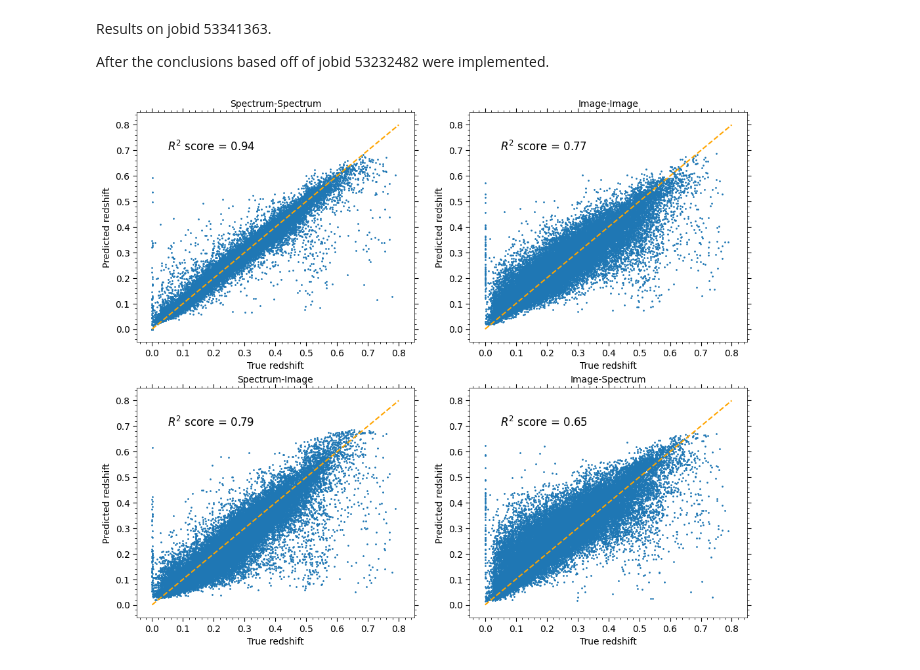
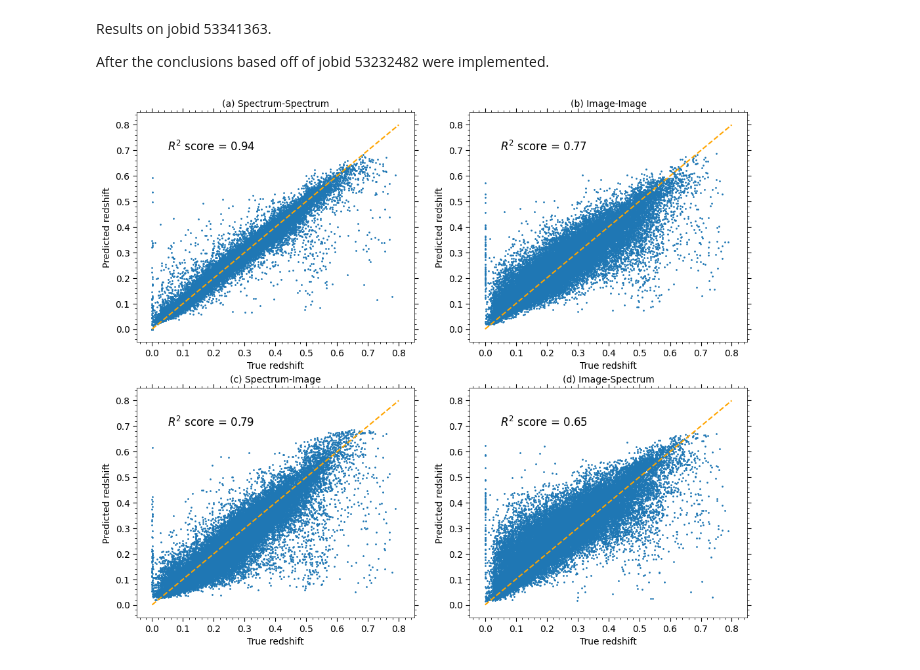
Before and after one commit to adnansiddiquei/AstroCLIP, a Jupyter notebook: notebooks/3. Analysis on 53341353.ipynb, the cells around one changed output. Cells and saved outputs as stored; diff of their text form; code cells hidden in the pictures.

```diff
--- a/notebooks/3. Analysis on 53341353.ipynb
+++ b/notebooks/3. Analysis on 53341353.ipynb
@@ -92,14 +92,17 @@ actual_redshifts, si_predicted_redshifts = predict_redshifts(spectrum_embeddings
 actual_redshifts, is_predicted_redshifts = predict_redshifts(image_embeddings, spectrum_embeddings)
 # %%
 fig, ax = plt.subplots(figsize=(12, 10), nrows=2, ncols=2)
-plot_r2_score(ax[0, 0], actual_redshifts.numpy(), ss_predicted_redshifts, title='Spectrum-Spectrum')
-plot_r2_score(ax[0, 1], actual_redshifts.numpy(), ii_predicted_redshifts, title='Image-Image')
-plot_r2_score(ax[1, 0], actual_redshifts.numpy(), si_predicted_redshifts, title='Spectrum-Image')
-plot_r2_score(ax[1, 1], actual_redshifts.numpy(), is_predicted_redshifts, title='Image-Spectrum')
+plot_r2_score(ax[0, 0], actual_redshifts.numpy(), ss_predicted_redshifts, title='(a) Spectrum-Spectrum')
+plot_r2_score(ax[0, 1], actual_redshifts.numpy(), ii_predicted_redshifts, title='(b) Image-Image')
+plot_r2_score(ax[1, 0], actual_redshifts.numpy(), si_predicted_redshifts, title='(c) Spectrum-Image')
+plot_r2_score(ax[1, 1], actual_redshifts.numpy(), is_predicted_redshifts, title='(d) Image-Spectrum')
 
 format_axes(ax[0, 0])
 format_axes(ax[0, 1])
 format_axes(ax[1, 0])
 format_axes(ax[1, 1])
+
+# plt.show()
+plt.savefig('../out/redshift_knn_regression.png', bbox_inches='tight')
 # %% [output]
-[figure, old version]
+[figure, new version]
```
Also changed, not shown: 4 other files.
